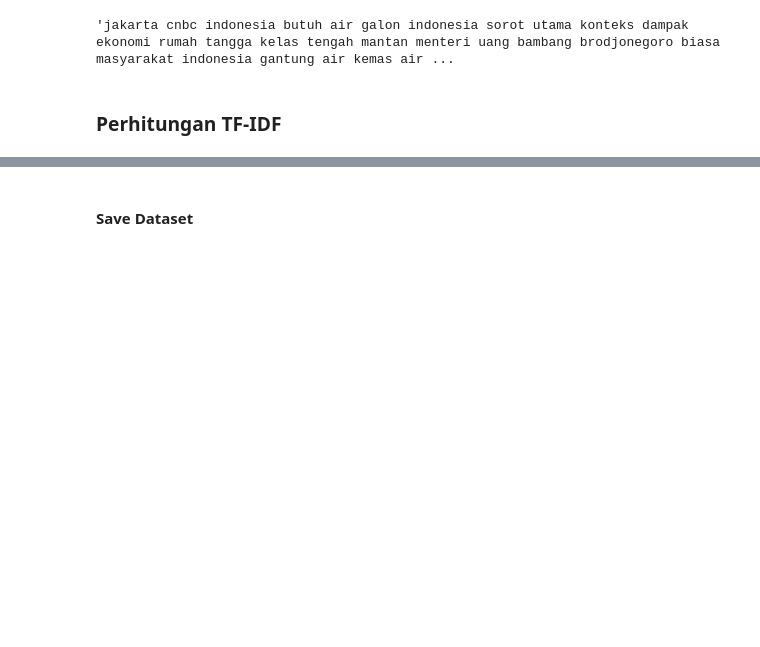
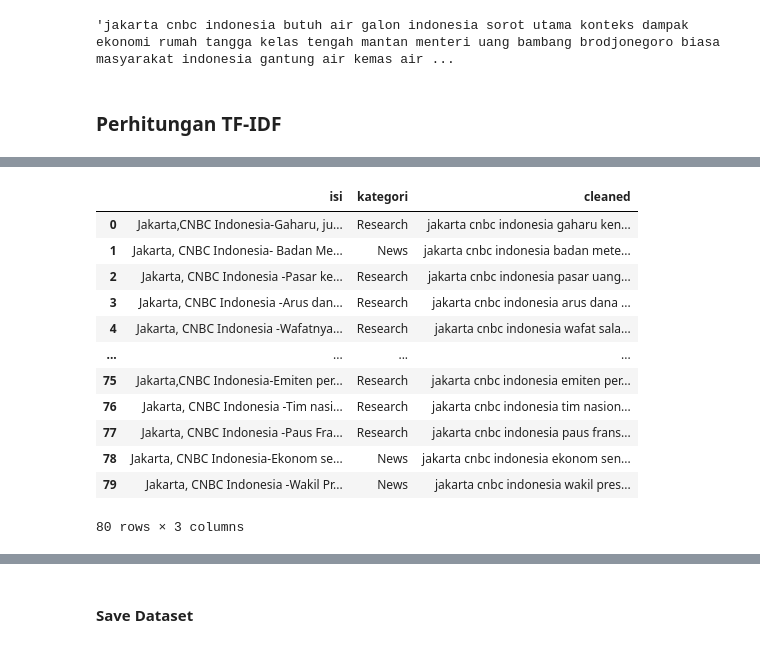
Before and after one commit to rrayhka/pencarian-penambangan-web, a Jupyter notebook: ppw_book/_build/jupyter_execute/tugas-2-vsm.ipynb, the cells around one changed output, grey strips where cells are left out. Saved outputs shown, nothing was run; the diff lists cells and outputs as text; code cells hidden in the pictures; blank space fills up the shorter version.

```diff
--- a/ppw_book/_build/jupyter_execute/tugas-2-vsm.ipynb
+++ b/ppw_book/_build/jupyter_execute/tugas-2-vsm.ipynb
@@ -292,0 +292,18 @@ TfidfVectorizer()
+# %%
+data_train = data[:80]
+data_test = data[80:]
+data_train
+# %% [output]
+|  | isi | kategori | cleaned |
+| 0 | Jakarta,CNBC Indonesia-Gaharu, ju... | Research | jakarta cnbc indonesia gaharu ken... |
+| 1 | Jakarta, CNBC Indonesia- Badan Me... | News | jakarta cnbc indonesia badan mete... |
+| 2 | Jakarta, CNBC Indonesia -Pasar ke... | Research | jakarta cnbc indonesia pasar uang... |
+| 3 | Jakarta, CNBC Indonesia -Arus dan... | Research | jakarta cnbc indonesia arus dana ... |
+| 4 | Jakarta, CNBC Indonesia -Wafatnya... | Research | jakarta cnbc indonesia wafat sala... |
+| ... | ... | ... | ... |
+| 75 | Jakarta,CNBC Indonesia-Emiten per... | Research | jakarta cnbc indonesia emiten per... |
+| 76 | Jakarta, CNBC Indonesia -Tim nasi... | Research | jakarta cnbc indonesia tim nasion... |
+| 77 | Jakarta, CNBC Indonesia -Paus Fra... | Research | jakarta cnbc indonesia paus frans... |
+| 78 | Jakarta, CNBC Indonesia-Ekonom se... | News | jakarta cnbc indonesia ekonom sen... |
+| 79 | Jakarta, CNBC Indonesia -Wakil Pr... | News | jakarta cnbc indonesia wakil pres... |
+80 rows × 3 columns
```
Also changed, not shown: parts of 25 cells of this notebook, 23 other files.
